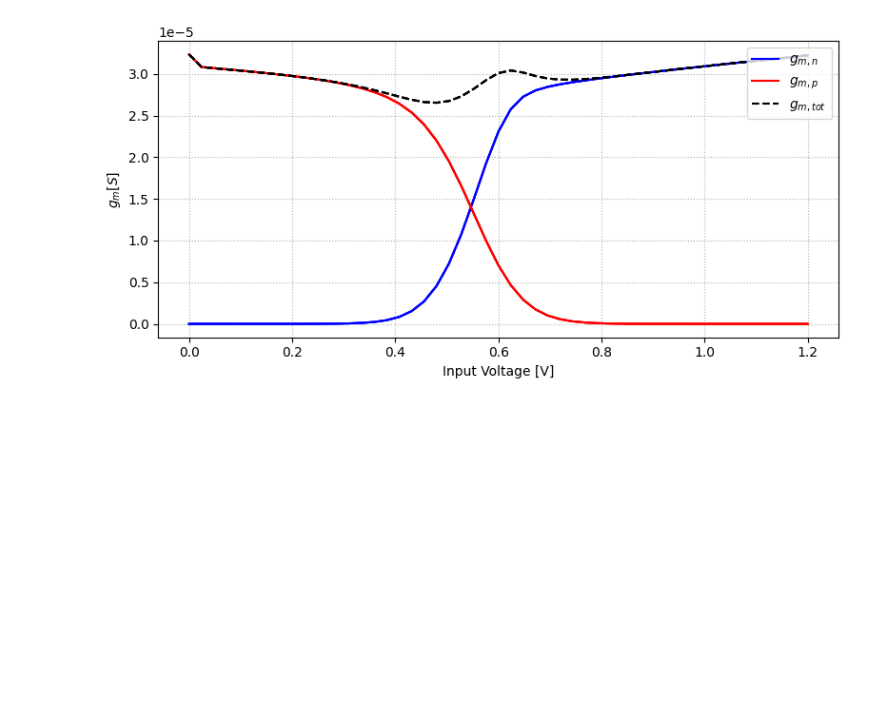
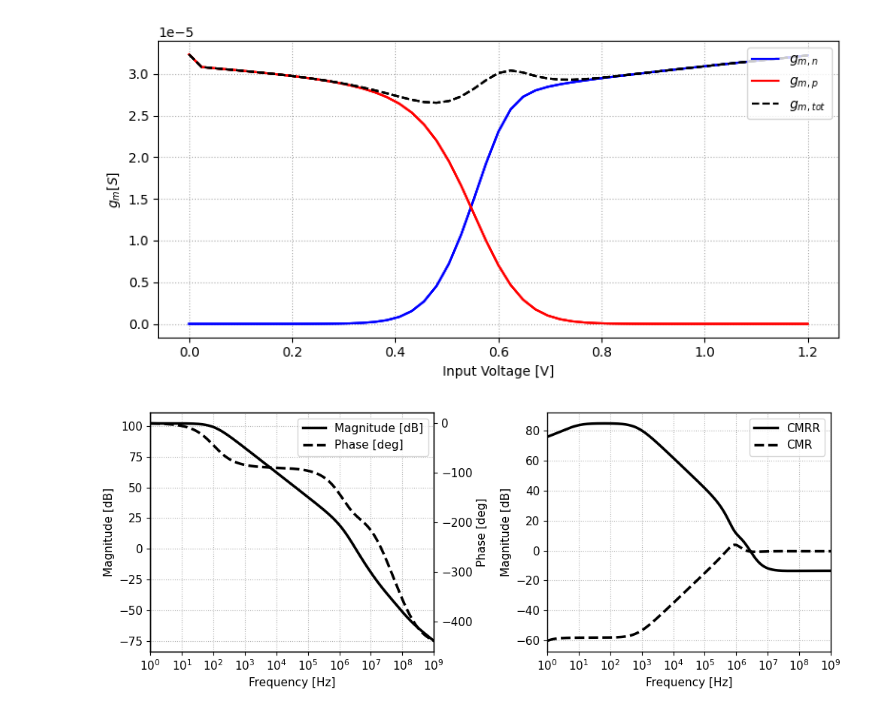
Before and after one commit to Ponti17/bsc-data-processing, a Jupyter notebook: amplifier_plot.ipynb, the cells around one changed output. Cells and saved outputs as stored; diff of their text form; code cells hidden in the pictures; blank space fills up the shorter version.

```diff
--- a/amplifier_plot.ipynb
+++ b/amplifier_plot.ipynb
@@ -168,3 +168,75 @@ if not os.path.isfile(path) or overwrite:
     plt.savefig(path)
 # %% [output]
 [figure]
+# %%
+import pandas as pd
+import seaborn as sns
+import matplotlib.pyplot as plt
+import numpy as np
+import os
+import matplotlib as mpl
+
+# Border width
+mpl.rcParams['axes.linewidth'] = 1
+mpl.rcParams['font.weight'] = 'regular'
+legend_properties = {'weight':'regular'}
+mpl.rcParams['font.size'] = 11
+
+dir = "report_data"
+filename = "ota_ac.csv"
+data = pd.read_csv(os.path.join(dir, filename))
+
+# set theme and figure size
+fig, (ax1, ax2) = plt.subplots(1, 2)
+fig.set_size_inches(10, 4)
+# fig.set_dpi(100)
+
+freq = data["DM Phase Plot X"]
+mag = data["DM Gain Plot Y"]
+cm = data["CM Gain Plot Y"]
+cmrr = data["CMRR Plot Y"]
+phase = data["DM Phase Plot Y"]
+titles = ["$OL Gain$", "OL Phase"]
+
+lns1 = ax1.semilogx(freq, mag, linewidth = 2.5, color="black", label="Magnitude [dB]")
+ax1_2  = ax1.twinx()
+lns2 = ax1_2.semilogx(freq, phase, linewidth = 2.5, linestyle='--', color="black", label="Phase [deg]")
+
+lns = lns1 + lns2
+labs = [l.get_label() for l in lns]
+ax1.legend(lns, labs, loc=0, prop=legend_properties)
+
+ax2.semilogx(freq, cmrr, linewidth = 2.5, color="black", label="CMRR")
+ax2.semilogx(freq, cm, linewidth = 2.5, color="black", label="CMR", linestyle='--')
+
+def generate_log_scale(decades):
+    scale = []
+    for i in range(0, decades):
+        scale.append(10**i)
+    return scale
+
+ax1.grid(linestyle='dotted')
+ax1.set_xlabel('Frequency [Hz]')
+ax1.set_ylabel('Magnitude [dB]')
+ax1_2.set_ylabel('Phase [deg]')
+
+ax2.legend()
+ax2.grid(linestyle='dotted')
+ax2.set_xlabel('Frequency [Hz]')
+ax2.set_ylabel('Magnitude [dB]')
+
+ax1.set_xlim(1, 1e9)
+ax2.set_xlim(1, 1e9)
+fig.tight_layout()
+# plt.title('Three Mirror OTA AC Analysis')
+ax1.set_xticks(generate_log_scale(10))
+ax2.set_xticks(generate_log_scale(10))
+
+filename = "twostage_lp_ac.pdf"
+path = os.path.join("../report/imgs", filename)
+overwrite = False
+if not os.path.isfile(path) or overwrite:
+    print("Saving to", path)
+    plt.savefig(path)
+# %% [output]
+[figure, added]
```
Also changed, not shown: parts of 2 cells of this notebook, 8 other files.
